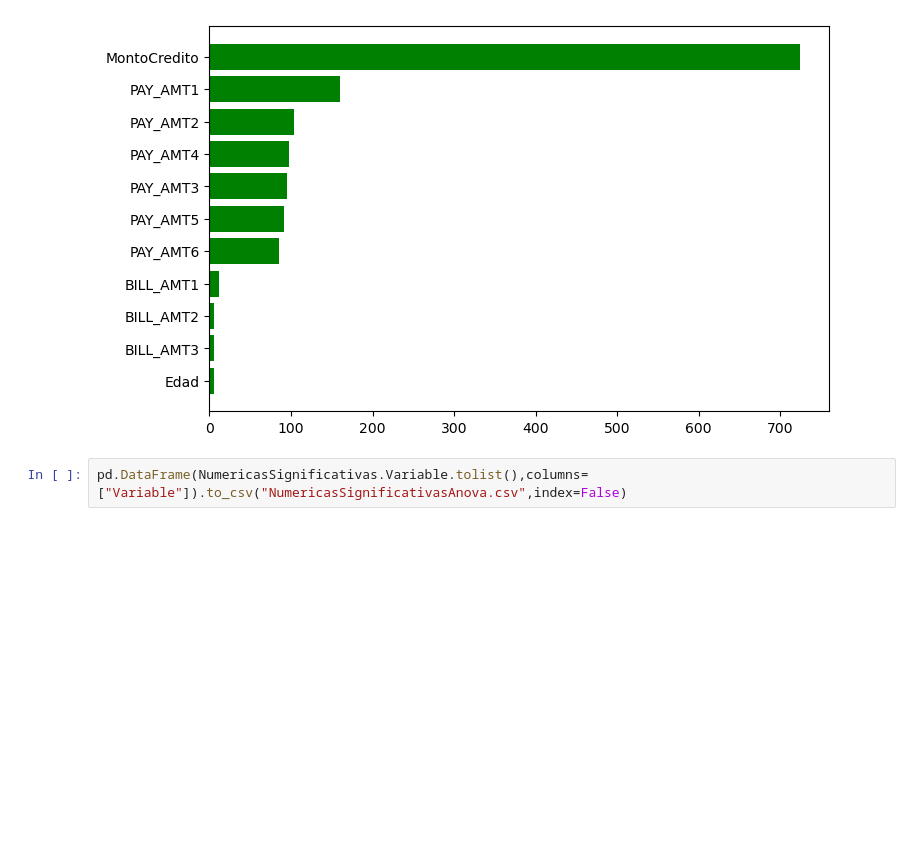
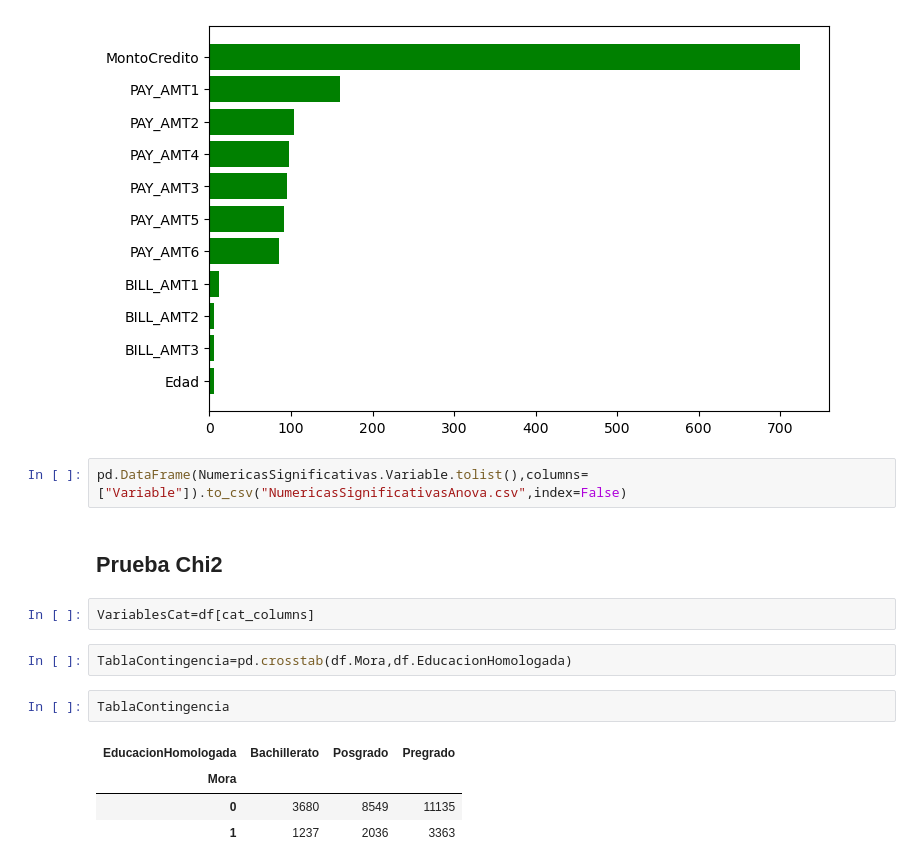
Before and after one commit to Oscar19922017/ModeloCredit2023, a Jupyter notebook: 2_EDA.ipynb, the cells around one changed output. Drawn from its saved outputs; the diff is of its cells as text; blank space fills up the shorter version.

```diff
--- a/2_EDA.ipynb
+++ b/2_EDA.ipynb
@@ -684,3 +684,16 @@ ax.barh(nombres,importancia,color="green");
 [figure]
 # %%
 pd.DataFrame(NumericasSignificativas.Variable.tolist(),columns=["Variable"]).to_csv("NumericasSignificativasAnova.csv",index=False)
+# %% [markdown]
+## **Prueba Chi2**
+# %%
+VariablesCat=df[cat_columns]
+# %%
+TablaContingencia=pd.crosstab(df.Mora,df.EducacionHomologada)
+# %%
+TablaContingencia
+# %% [output]
+| EducacionHomologada | Bachillerato | Posgrado | Pregrado |
+| Mora |  |  |  |
+| 0 | 3680 | 8549 | 11135 |
+| 1 | 1237 | 2036 | 3363 |
```
Also changed, not shown: parts of 18 cells of this notebook, 1 other file.
